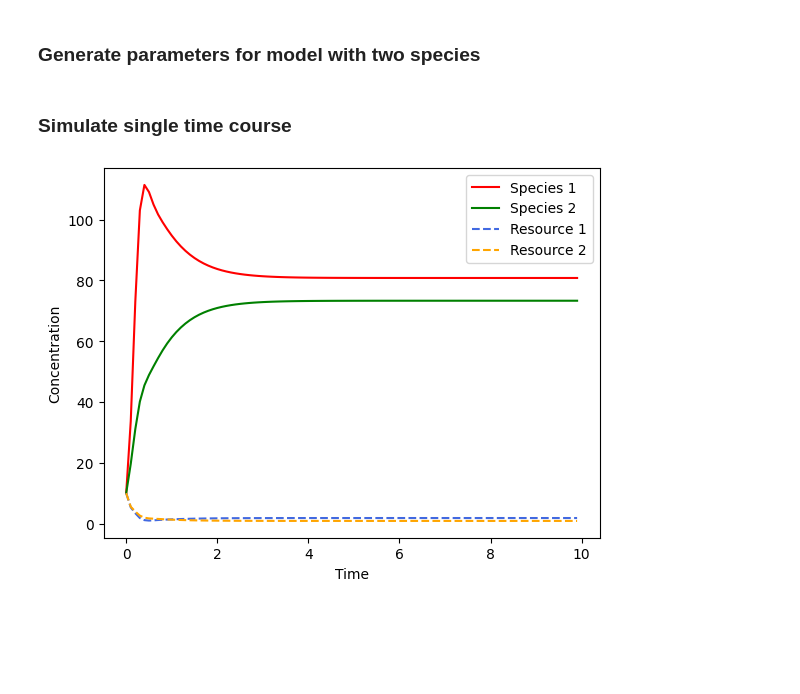
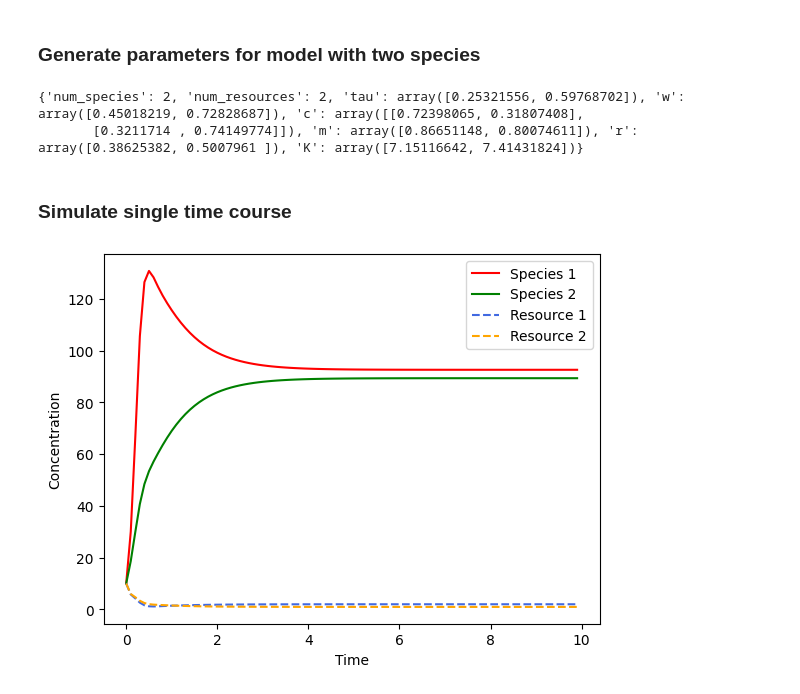
Before and after one commit to ucl-cssb/MIMIC, a Jupyter notebook: examples/CRM/examples-sim-CRM.ipynb, the cells around one changed output. Drawn from its saved outputs; the diff is of its cells as text; code cells hidden in the pictures; blank space fills up the shorter version.

Commit message:
Refined and updated simulation and inference
- made run_inference function adaptable to any amount of inferred or fixed parameters
- refined and updated all simulation and inference CRM scripts

```diff
--- a/examples/CRM/examples-sim-CRM.ipynb
+++ b/examples/CRM/examples-sim-CRM.ipynb
@@ -42,17 +42,22 @@ num_resources = 2
 times = np.arange(0, 10, 0.1)
 
 
-tau = np.random.uniform(0.1, 1.0, num_species)      # species timescales
-w = np.random.uniform(0.1, 1.0, num_resources)      # resource quality
-c = np.random.uniform(0.1, 1.0, (num_species, num_resources))   # relative resource preferences
-m = np.random.uniform(0.1, 1.0, num_species)        # mortality rates
-r = np.random.uniform(0.1, 1.0, num_resources)      # resource timescales
+tau = np.random.uniform(0.1, 0.9, num_species)      # species timescales
+w = np.random.uniform(0.1, 0.9, num_resources)      # resource quality
+c = np.random.uniform(0.1, 0.9, (num_species, num_resources))   # relative resource preferences
+m = np.random.uniform(0.1, 0.9, num_species)        # mortality rates
+r = np.random.uniform(0.1, 0.9, num_resources)      # resource timescales
 K = np.random.uniform(1.0, 10.0, num_resources)     # resource carrying capacities
 
 
 # write the parameters to a dictionary and pickle
 params = {'num_species': num_species, 'num_resources': num_resources, 'tau': tau, 'w': w, 'c': c, 'm': m, 'r': r, 'K': K}
-pd.to_pickle(params, 'params-s2-r2.pkl')
+#pd.to_pickle(params, 'params-s2-r2.pkl')
+# %%
+print(params)
+# %% [output]
+{'num_species': 2, 'num_resources': 2, 'tau': array([0.25321556, 0.59768702]), 'w': array([0.45018219, 0.72828687]), 'c': array([[0.72398065, 0.31807408],
+       [0.3211714 , 0.74149774]]), 'm': array([0.86651148, 0.80074611]), 'r': array([0.38625382, 0.5007961 ]), 'K': array([7.15116642, 7.41431824])}
 # %% [markdown]
 ### Simulate single time course
 # %%
@@ -72,33 +77,33 @@ simulator.set_parameters(num_species = params['num_species'],
                          r = params['r'],
                          K = params['K'])
 
 simulator.print_parameters()
 
 observed_species, observed_resources = simulator.simulate(times, init_species)
 observed_data = np.hstack((observed_species, observed_resources))
 
 # plot simulated species and resouce dynamics
 
 plot_CRM(observed_species, observed_resources, times)
 
 
 # Write the data to a csv file
 df_species = pd.DataFrame(observed_species, columns=[f'species_{i + 1}' for i in range(observed_species.shape[1])])
 df_resources = pd.DataFrame(observed_resources, columns=[f'resource_{i + 1}' for i in range(observed_resources.shape[1])])
 
 # Add the time column to ensure combination matches up
 df_species['time'] = times
 df_resources['time'] = times
 
 # Combine the species and resources into one DataFrame
 df_combined = pd.concat([df_species.drop(columns=['time']), df_resources], axis=1)
 
-# Ensure 'time' is the first column
+# Ensure time is the first column
 cols = df_combined.columns.tolist()
 cols = cols[-1:] + cols[:-1]
 df_combined = df_combined[cols]
 
 # Write the combined data to a CSV file
-df_combined.to_csv('data-s2-r2.csv', index=False)
+#df_combined.to_csv('data-s2-r2.csv', index=False)
 # %% [output]
-[figure, old version]
+[figure, new version]
```
Also changed, not shown: 3 other files.
